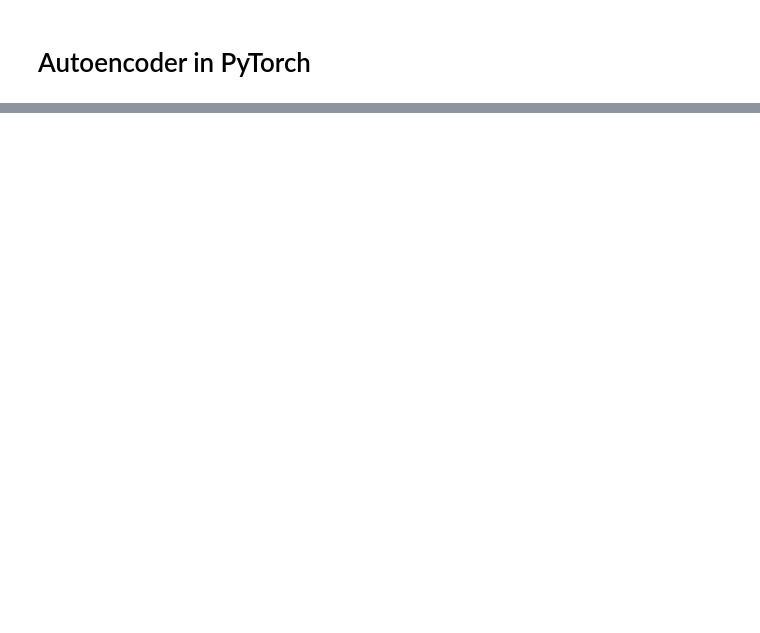
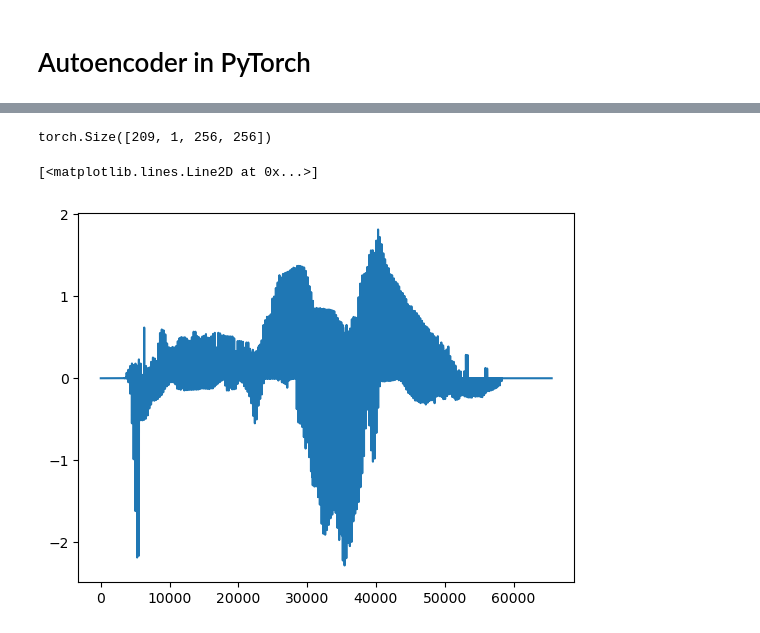
Before and after one commit to alastairyang/calibrated-prior, a Jupyter notebook: testing/pytorch_autoencoder_testing.ipynb, the cells around one changed output, grey strips where cells are left out. Drawn from its saved outputs; the diff is of its cells as text; code cells hidden in the pictures; blank space fills up the shorter version.

```diff
--- a/testing/pytorch_autoencoder_testing.ipynb
+++ b/testing/pytorch_autoencoder_testing.ipynb
@@ -67,8 +64,8 @@ attenu = ice.temperature_to_attenu_rate(Tm)
 non_convergence_idx = np.arange(attenu.shape[2])[np.all(np.isnan(attenu), axis = (0, 1))]
 attenu = np.delete(attenu, non_convergence_idx, axis = 2)
 
-transformer_Eb = sklearn.preprocessing.StandardScaler()
-transformer_attenu = sklearn.preprocessing.StandardScaler()
+transformer_Eb = sklearn.preprocessing.PowerTransformer()
+transformer_attenu = sklearn.preprocessing.PowerTransformer()
 
 Eb_standard = transformer_Eb.fit_transform(Eb.reshape(-1, 1))
 Eb_standard = Eb_standard.reshape(int(np.sqrt(np.shape(Eb_standard)[0]/Eb.shape[2])), int(np.sqrt(np.shape(Eb_standard)[0]/Eb.shape[2])), Eb.shape[2])
@@ -81,9 +78,20 @@ attenu_fromEm_standard[np.tile(radar_mask[:, :, np.newaxis], (1, 1, attenu_fromE
 attenu_fromEm_standard = np.moveaxis(attenu_fromEm_standard, -1, 0)
 attenu_fromEm_standard = attenu_fromEm_standard[:, np.newaxis, :, :]
 attenu_fromEm_standard[np.isnan(attenu_fromEm_standard)] = 0
+np.savez('attenu_fromEm_standard.npz', attenu_fromEm_standard = attenu_fromEm_standard)
 attenu_fromEm_standard = torch.tensor(attenu_fromEm_standard).float()
 
 Eb_standard = np.moveaxis(Eb_standard, -1, 0)
 Eb_standard = Eb_standard[:, np.newaxis, :, :]
 Eb_standard[np.isnan(Eb_standard)] = 0
+np.savez('Eb_standard.npz', Eb_standard = Eb_standard)
 Eb_standard = torch.tensor(Eb_standard).float()
+# %%
+attenu_fromEm_standard.shape
+# %% [output]
+torch.Size([209, 1, 256, 256])
+# %%
+plt.plot(attenu_fromEm_standard[0, 0, :, :].detach().numpy().flatten() - attenu_fromEm_standard[1, 0, :, :].detach().numpy().flatten())
+# %% [output]
+[<matplotlib.lines.Line2D at 0x...>]
+[figure, added]
```
Also changed, not shown: parts of 15 cells of this notebook, 11 other files.
